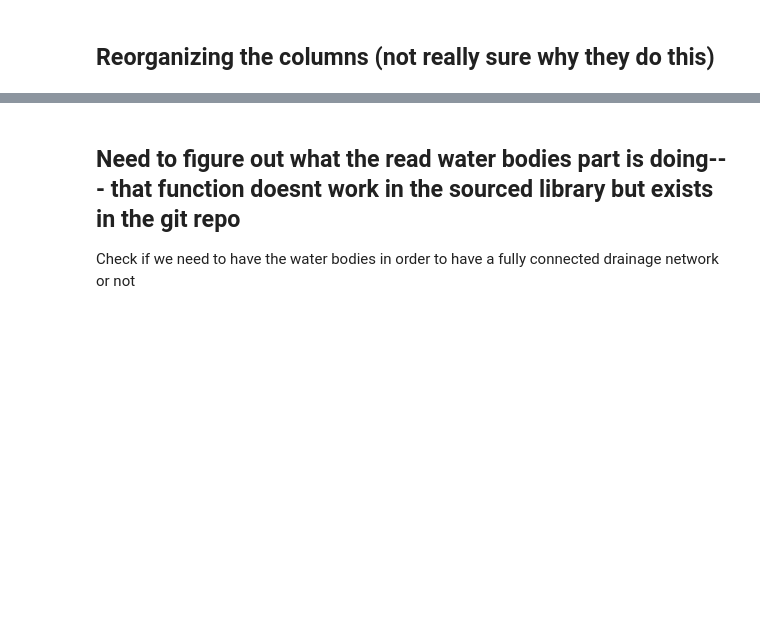
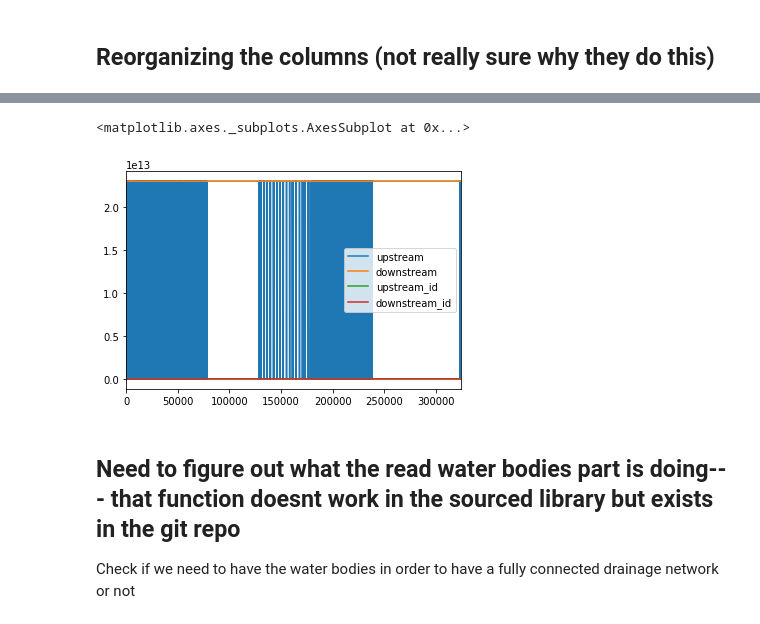
Before and after one commit to rspinti/River_bifurcation, a Jupyter notebook: Rachel_Workflow.ipynb, the cells around one changed output, grey strips where cells are left out. Cells and saved outputs as stored; diff of their text form; code cells hidden in the pictures; blank space fills up the shorter version.

```diff
--- a/Rachel_Workflow.ipynb
+++ b/Rachel_Workflow.ipynb
@@ -153,3 +168,8 @@ joins.head(3)
+# %%
+joins[joins.downstream_id>0].plot()
+# %% [output]
+<matplotlib.axes._subplots.AxesSubplot at 0x...>
+[figure, added]
 # %% [markdown]
 ## Need to figure out what the read water bodies part is doing--- that function doesnt work in the sourced library but exists in the git repo
 Check if we need to have the water bodies in order to have a fully connected drainage network or not
```
Also changed, not shown: parts of 9 cells of this notebook, 3 other files.
